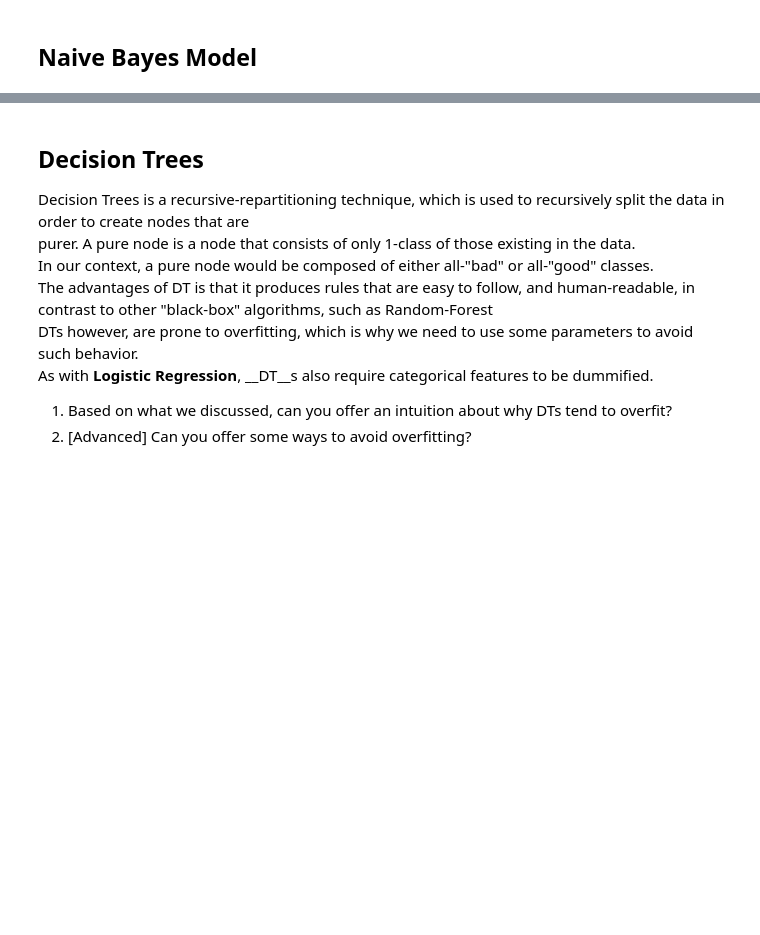
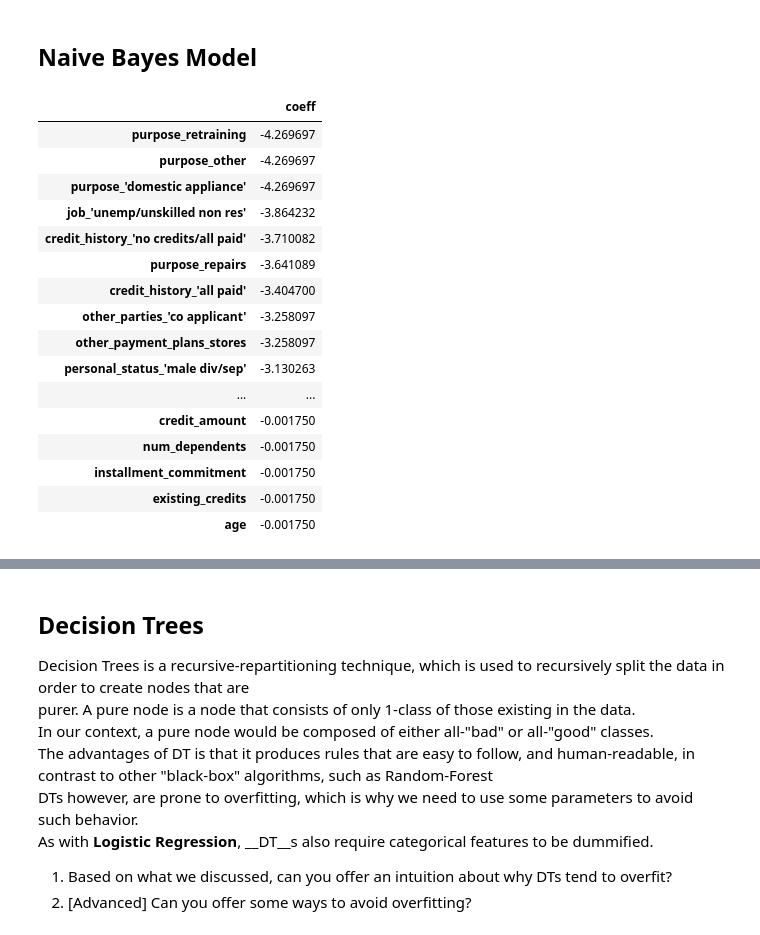
Before and after one commit to moriartyj/ds_course, a Jupyter notebook: German_credict_teacher_full.ipynb, the cells around one changed output, grey strips where cells are left out. Saved outputs shown, nothing was run; the diff lists cells and outputs as text; code cells hidden in the pictures; blank space fills up the shorter version.

```diff
--- a/German_credict_teacher_full.ipynb
+++ b/German_credict_teacher_full.ipynb
@@ -275,11 +335,28 @@ predicted = model.predict(X_test)
 predicted_prob = model.predict_proba(X_test)[:, 1]
 # %%
 model_coefficients = model.coef_[0]
-df_coeffs = pd.DataFrame(data=[list(cols_features), list(model_coefficients)]).transpose()
-df_coeffs.columns = ['feature', 'coeff']
-# sort by coefficients absolute value (log probability of the positive class)
-df_coeffs = df_coeffs.reindex(df_coeffs['coeff'].abs().sort_values(inplace=False, ascending=True).index)
+df_coeffs = pd.DataFrame(data=model_coefficients, index=cols_features, columns=['coeff'])
+# sort by coefficients absolute value
+df_coeffs = df_coeffs.reindex(df_coeffs['coeff'].abs().sort_values(ascending=False).index)
 display(df_coeffs)
+# %% [output]
+|  | coeff |
+| purpose_retraining | -4.269697 |
+| purpose_other | -4.269697 |
+| purpose_'domestic appliance' | -4.269697 |
+| job_'unemp/unskilled non res' | -3.864232 |
+| credit_history_'no credits/all paid' | -3.710082 |
+| purpose_repairs | -3.641089 |
+| credit_history_'all paid' | -3.404700 |
+| other_parties_'co applicant' | -3.258097 |
+| other_payment_plans_stores | -3.258097 |
+| personal_status_'male div/sep' | -3.130263 |
+| ... | ... |
+| credit_amount | -0.001750 |
+| num_dependents | -0.001750 |
+| installment_commitment | -0.001750 |
+| existing_credits | -0.001750 |
+| age | -0.001750 |
 # %%
 fpr, tpr, _ = metrics.roc_curve(np.array(y_test), predicted_prob)
 auc = metrics.auc(fpr,tpr)
```
Also changed, not shown: parts of 27 cells of this notebook, 4 other files.
